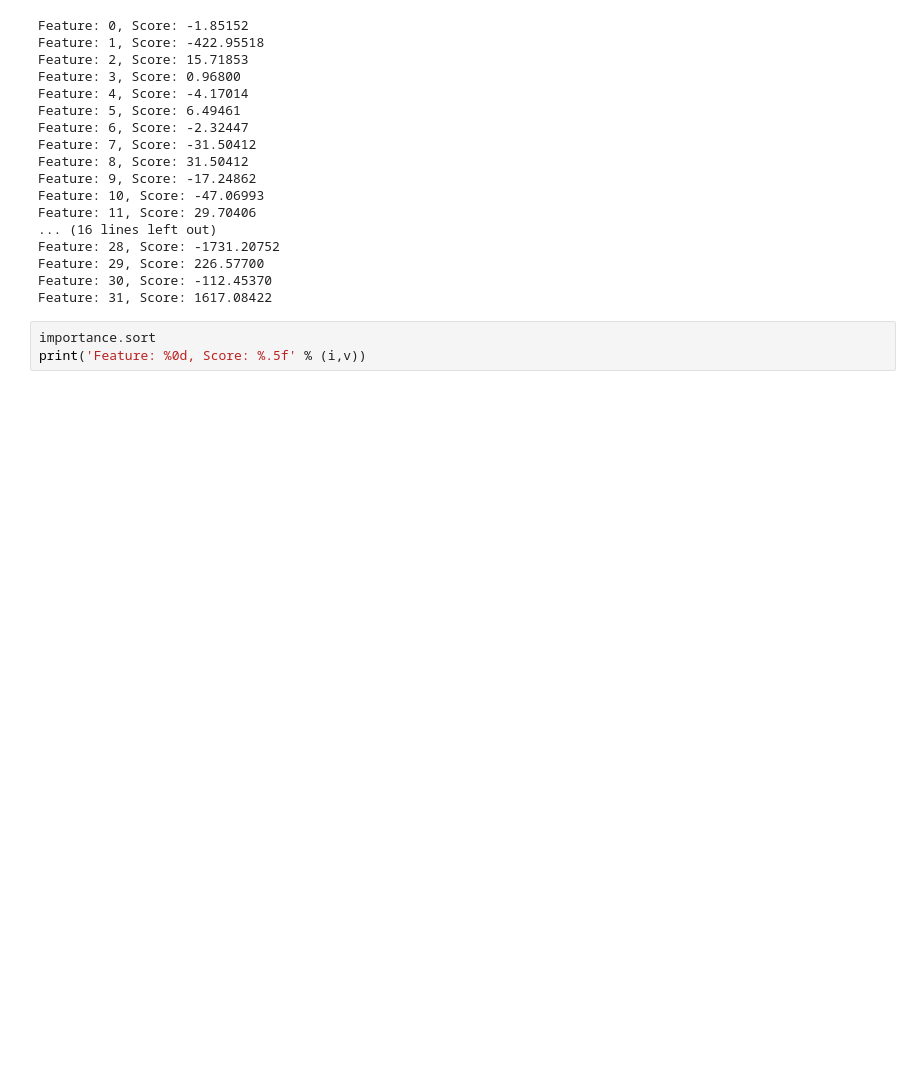
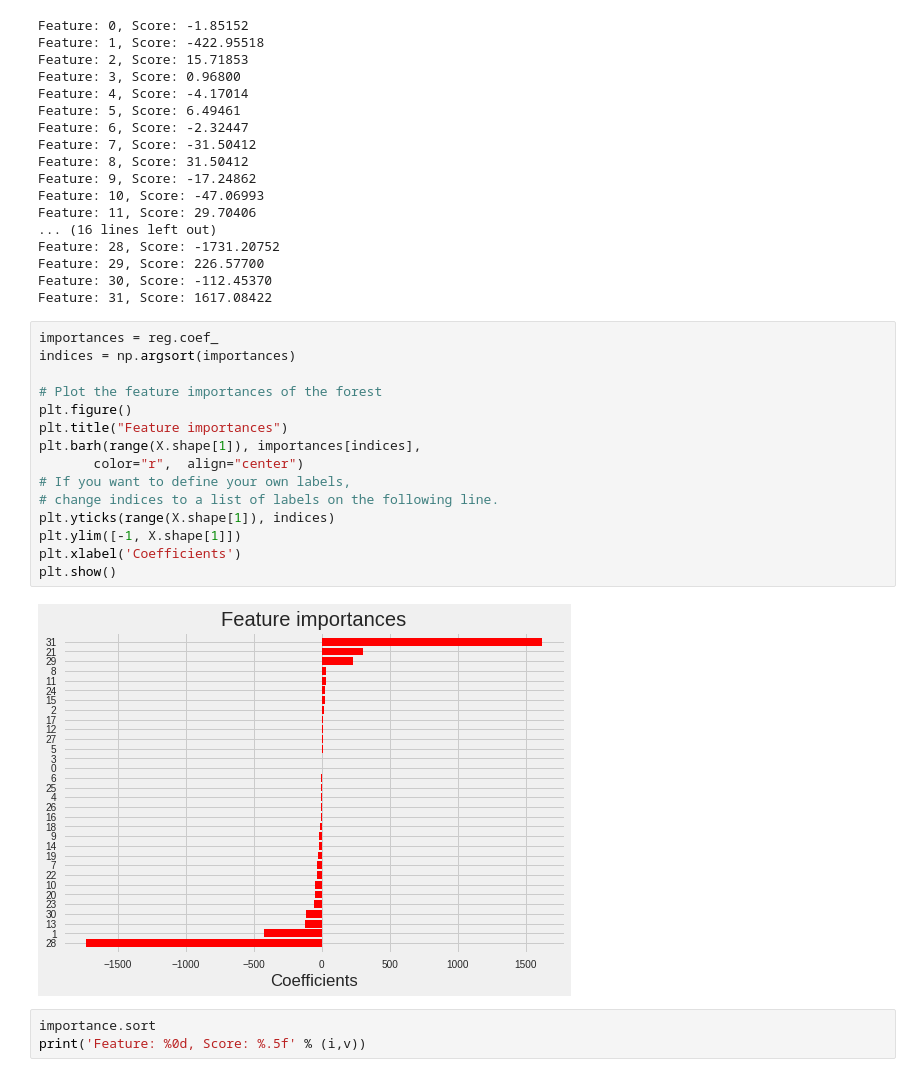
Before and after one commit to Savvy-Slowley/Sales_Predictions, a Jupyter notebook: Sales_Predictions.ipynb, the cells around one changed output. Cells and saved outputs as stored; diff of their text form; blank space fills up the shorter version.

```diff
--- a/Sales_Predictions.ipynb
+++ b/Sales_Predictions.ipynb
@@ -484,6 +506,23 @@ Feature: 28, Score: -1731.20752
 Feature: 29, Score: 226.57700
 Feature: 30, Score: -112.45370
 Feature: 31, Score: 1617.08422
+# %%
+importances = reg.coef_
+indices = np.argsort(importances)
+
+# Plot the feature importances of the forest
+plt.figure()
+plt.title("Feature importances")
+plt.barh(range(X.shape[1]), importances[indices],
+       color="r",  align="center")
+# If you want to define your own labels,
+# change indices to a list of labels on the following line.
+plt.yticks(range(X.shape[1]), indices)
+plt.ylim([-1, X.shape[1]])
+plt.xlabel('Coefficients')
+plt.show()
+# %% [output]
+[figure, added]
 # %%
 importance.sort
 print('Feature: %0d, Score: %.5f' % (i,v))
```
Also changed, not shown: parts of 51 cells of this notebook.
